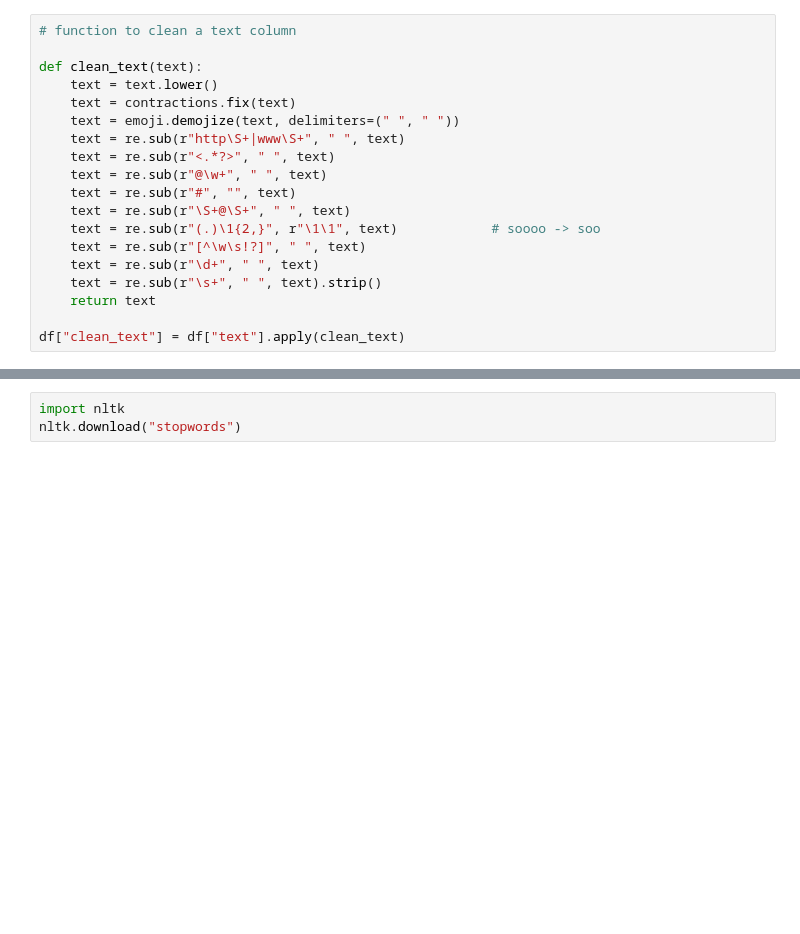
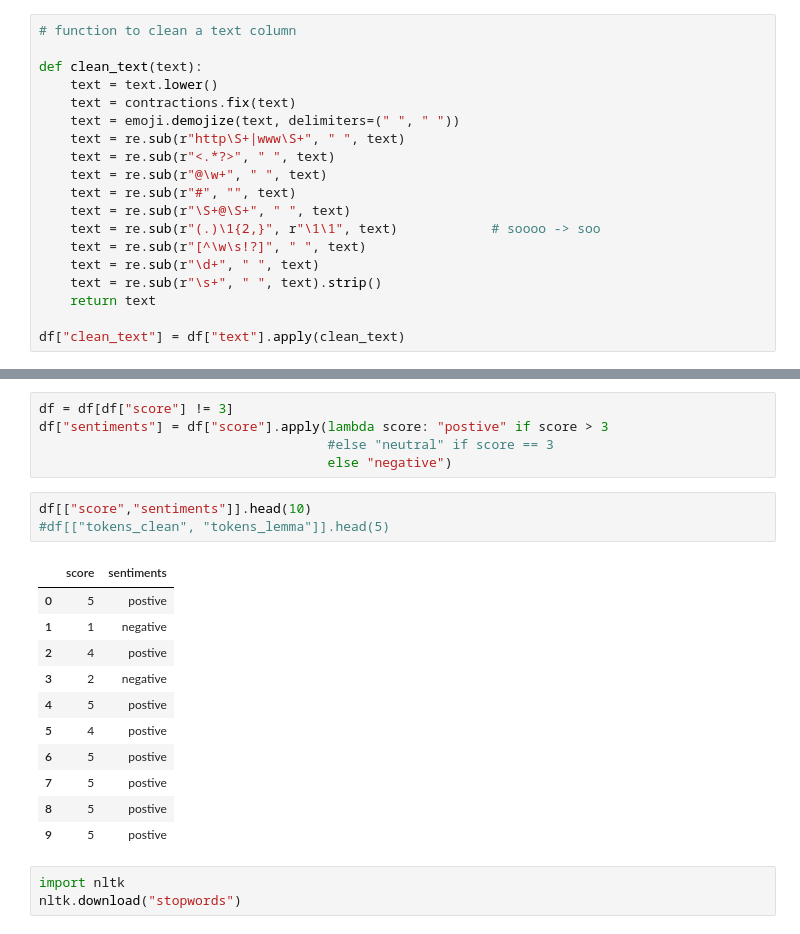
Before and after one commit to nanjalaCS/Food_reviews_Sentiment_Analysis, a Jupyter notebook: Food reviews.ipynb, the cells around one changed output, grey strips where cells are left out. Saved outputs shown, nothing was run; the diff lists cells and outputs as text; blank space fills up the shorter version.

```diff
--- a/Food reviews.ipynb
+++ b/Food reviews.ipynb
@@ -248,3 +249,23 @@ df["clean_text"] = df["text"].apply(clean_text)
+# %%
+df = df[df["score"] != 3]
+df["sentiments"] = df["score"].apply(lambda score: "postive" if score > 3
+                                     #else "neutral" if score == 3
+                                     else "negative")
+# %%
+df[["score","sentiments"]].head(10)
+#df[["tokens_clean", "tokens_lemma"]].head(5)
+# %% [output]
+|  | score | sentiments |
+| 0 | 5 | postive |
+| 1 | 1 | negative |
+| 2 | 4 | postive |
+| 3 | 2 | negative |
+| 4 | 5 | postive |
+| 5 | 4 | postive |
+| 6 | 5 | postive |
+| 7 | 5 | postive |
+| 8 | 5 | postive |
+| 9 | 5 | postive |
 # %%
 import nltk
 nltk.download("stopwords")
```
Also changed, not shown: parts of 19 cells of this notebook.
